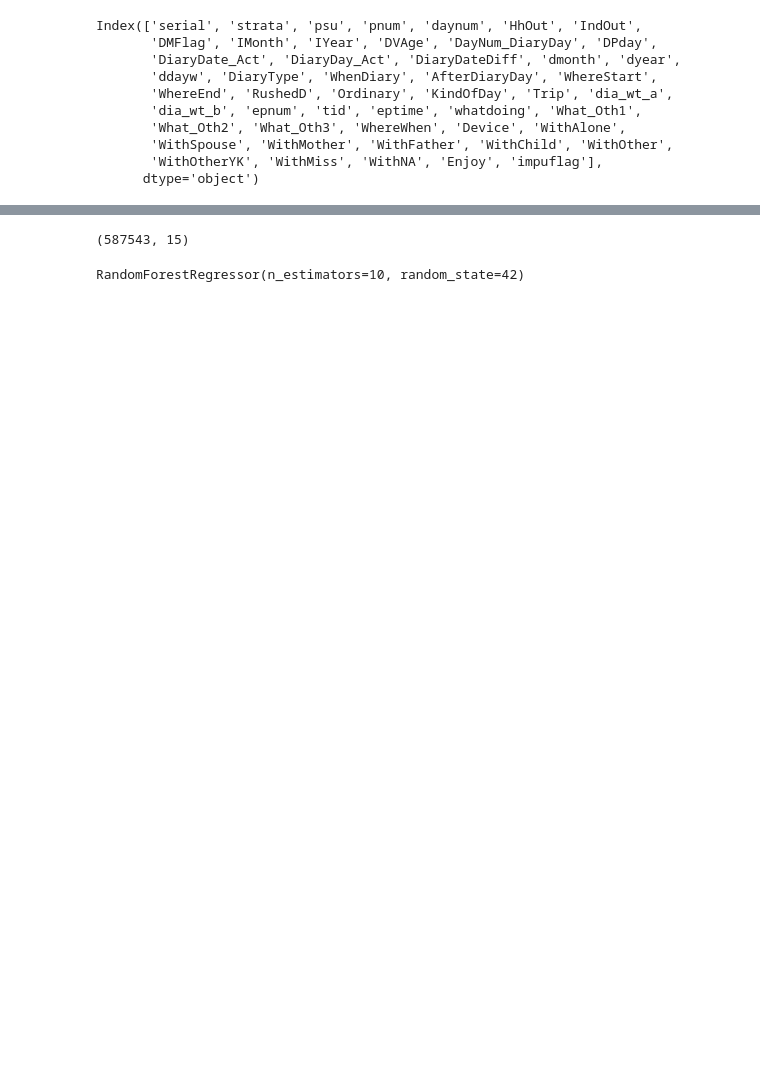
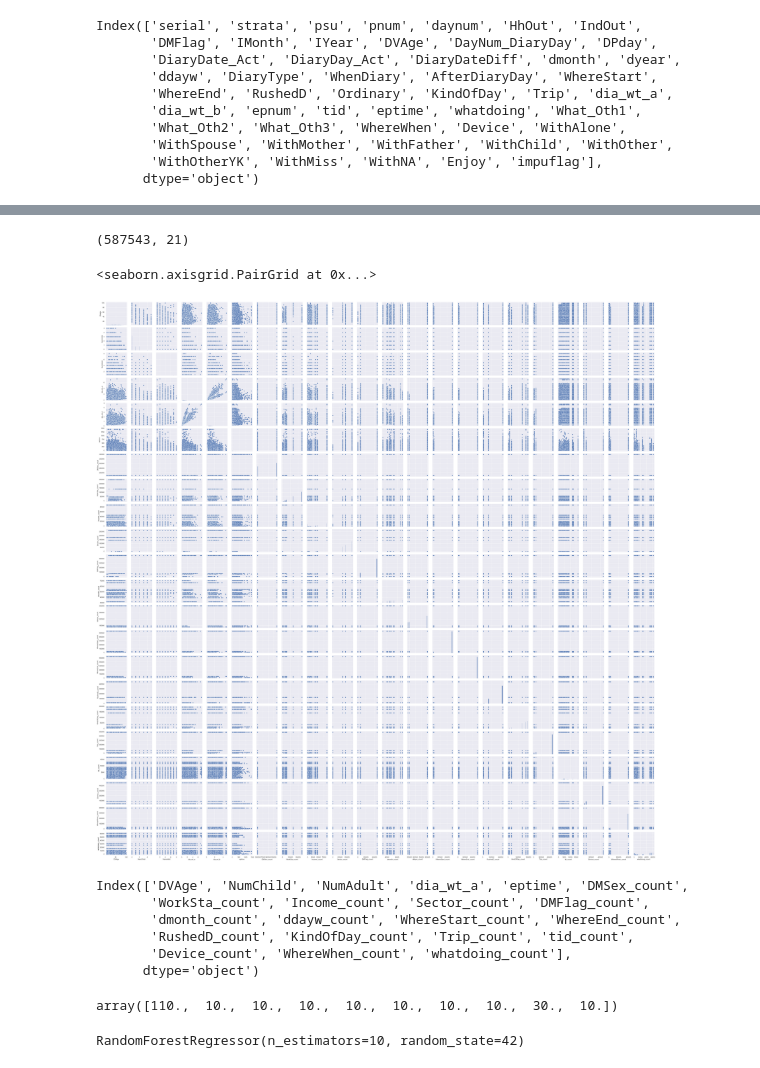
Before and after one commit to roshan-pandey/synthetic-data-gen, a Jupyter notebook: src/data-manipulation.ipynb, the cells around one changed output, grey strips where cells are left out. Saved outputs shown, nothing was run; the diff lists cells and outputs as text; code cells hidden in the pictures; blank space fills up the shorter version.

```diff
--- a/src/data-manipulation.ipynb
+++ b/src/data-manipulation.ipynb
@@ -46,0 +60,3 @@ long = long.dropna()
+# %%
+ind_cols = ['serial', 'pnum', 'DMSex', 'WorkSta', 'DVAge', 'Income', 'Sector', 'NumChild', 'NumAdult']
+ind_df = individual_pdf.loc[:, ind_cols]
@@ -46,0 +67,6 @@ long = long.dropna()
+# %%
+merged_df = ind_df.merge(long_df, on=['serial', 'pnum'], how='inner')
+merged_df.drop(['serial', 'pnum'], axis=1, inplace=True)
+# %%
+merged_df = merged_df.dropna()
+merged_df.shape
@@ -46,0 +110,14 @@ long = long.dropna()
+# %%
+import category_encoders as ce
+data = pd.DataFrame()
+for i in merged_df.columns:
+    if merged_df[i].dtype == 'category' or merged_df[i].dtype == 'object':
+        count_enc = ce.CountEncoder()
+        # Transform the features, rename the columns with the _count suffix, and join to dataframe
+        count_encoded = count_enc.fit_transform(merged_df[i])
+        if len(data.columns) < 1:
+            data = merged_df.join(count_encoded.add_suffix("_count"))
+        else:
+            data = data.join(count_encoded.add_suffix("_count"))
+        data.drop(i, axis=1, inplace=True)
+data.head()
@@ -47,4 +131,4 @@ long = long.dropna()
 # %%
-long.shape
+data.shape
 # %% [output]
-(587543, 15)
+(587543, 21)
@@ -53,0 +135,14 @@ y = long.iloc[:,-1].values
+# %%
+sns.pairplot(data)
+# %% [output]
+<seaborn.axisgrid.PairGrid at 0x...>
+[figure, added]
+# %%
+data.columns
+# %% [output]
+Index(['DVAge', 'NumChild', 'NumAdult', 'dia_wt_a', 'eptime', 'DMSex_count',
+       'WorkSta_count', 'Income_count', 'Sector_count', 'DMFlag_count',
+       'dmonth_count', 'ddayw_count', 'WhereStart_count', 'WhereEnd_count',
+       'RushedD_count', 'KindOfDay_count', 'Trip_count', 'tid_count',
+       'Device_count', 'WhereWhen_count', 'whatdoing_count'],
+      dtype='object')
@@ -54,3 +152,7 @@ y = long.iloc[:,-1].values
+# %%
+y[:10]
+# %% [output]
+array([110.,  10.,  10.,  10.,  10.,  10.,  10.,  10.,  30.,  10.])
 # %%
 from sklearn.model_selection import train_test_split
 X_train, X_test, y_train, y_test = train_test_split(X, y, test_size=0.33, random_state=42)
```
Also changed, not shown: parts of 35 cells of this notebook.
